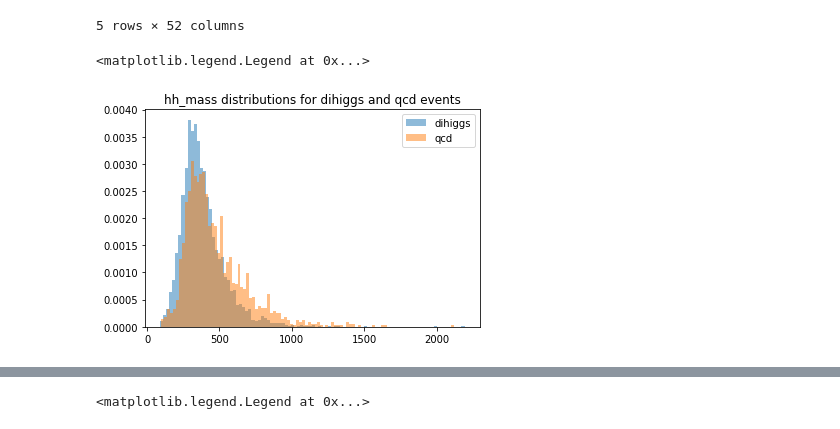
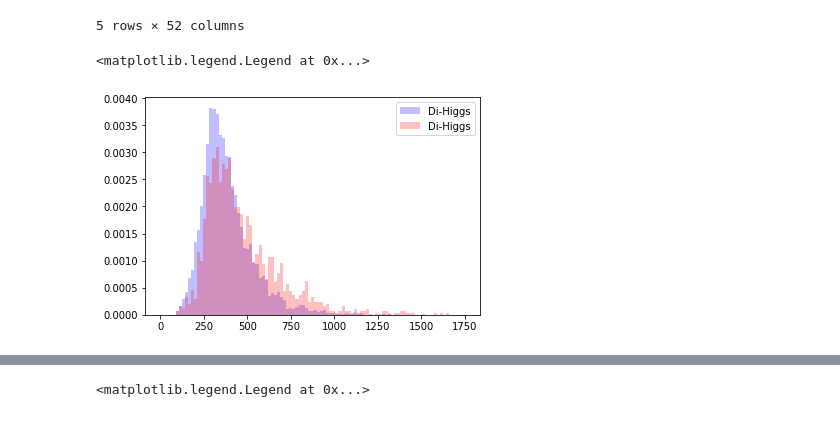
Before and after one commit to neu-physics/dihiggsMLProject, a Jupyter notebook: higgsReconstruction/EventPlotting/plotting.ipynb, the cells around one changed output, grey strips where cells are left out. Cells and saved outputs as stored; diff of their text form; code cells hidden in the pictures.

```diff
--- a/higgsReconstruction/EventPlotting/plotting.ipynb
+++ b/higgsReconstruction/EventPlotting/plotting.ipynb
@@ -36,14 +72,26 @@ hh.head()
 | 3 | 703.807212 | 179.640526 | 166.136193 | 218.966737 | 339.262375 | 272.492484 | 2.518050 | 2.053376 | ... |
 | 4 | 258.159408 | 36.588619 | 25.013392 | 95.051098 | 138.921709 | 46.393858 | 3.514808 | 0.549648 | ... |
 5 rows × 52 columns
-# %%
-##############################################################
-##                 NORMED HH MASS PER EVENT                 ##
-##############################################################
-plt.hist(hh.hh_mass, label="dihiggs", alpha=0.5, density=1, bins=100)
-plt.hist(qcd.hh_mass, label="qcd", alpha=0.5, density=1, bins=100)
-plt.title("hh_mass distributions for dihiggs and qcd events")
-plt.legend()
-# %% [output]
-<matplotlib.legend.Legend at 0x...>
-[figure, removed]
+# %%
+##############################################################
+##                 NORMED HH MASS PER EVENT                 ##
+##############################################################
+
+# best fit of higgs
+(mu_hh, sigma_hh) = norm.fit(hh.h1_mass)
+
+# the histogram of the data
+n_hh, bins_hh, patches = plt.hist(hh.hh_mass, density=1, facecolor='blue', alpha=0.25, label="Di-Higgs", bins=np.linspace(0, 1750, 100))
+
+# Best fit of QCD
+(mu_qcd, sigma_qcd) = norm.fit(qcd.hh_mass)
+
+# the histogram of the data
+n_qcd, bins_qcd, patches = plt.hist(qcd.hh_mass, density=1, facecolor='red', alpha=0.25, label="Di-Higgs", bins=np.linspace(0, 1750, 100))
+
+bin_centers = bins_hh + ((bins_hh[1]-bins_hh[0])/2)
+bin_centers=bin_centers[:-1]
+plt.legend()
+# %% [output]
+<matplotlib.legend.Legend at 0x...>
+[figure, added]
```
Also changed, not shown: parts of 8 cells of this notebook, 1 other file.
